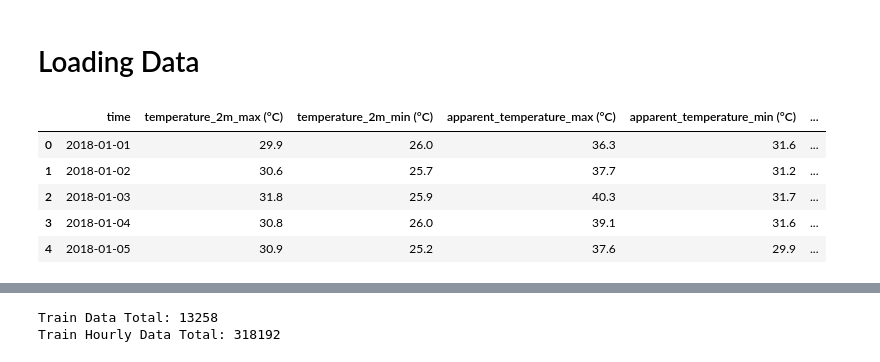
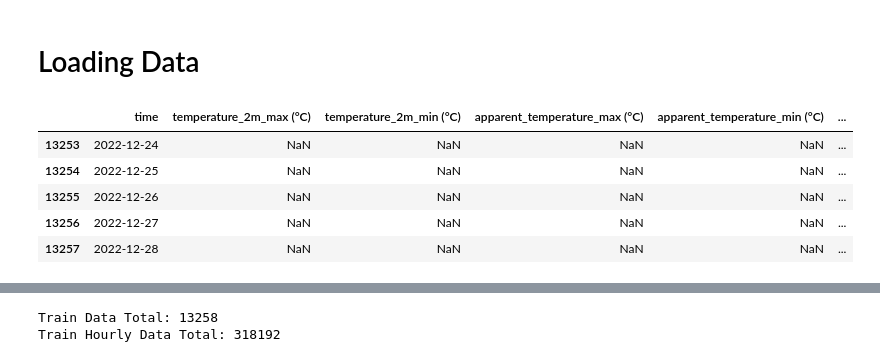
Before and after one commit to FelixFern/Arkavidia-2023-ODE, a Jupyter notebook: Arkavidia.ipynb, the cells around one changed output, grey strips where cells are left out. Saved outputs shown, nothing was run; the diff lists cells and outputs as text; code cells hidden in the pictures.

```diff
--- a/Arkavidia.ipynb
+++ b/Arkavidia.ipynb
@@ -14,11 +15,11 @@ train_h_data = pd.read_csv('train_hourly.csv')
 test_data = pd.read_csv('test.csv')
 test_h_data = pd.read_csv('test_hourly.csv')
 # %%
-train_data.head()
+train_data.tail()
 # %% [output]
 |  | time | temperature_2m_max (°C) | temperature_2m_min (°C) | apparent_temperature_max (°C) | apparent_temperature_min (°C) | ... |
-| 0 | 2018-01-01 | 29.9 | 26.0 | 36.3 | 31.6 | ... |
-| 1 | 2018-01-02 | 30.6 | 25.7 | 37.7 | 31.2 | ... |
-| 2 | 2018-01-03 | 31.8 | 25.9 | 40.3 | 31.7 | ... |
-| 3 | 2018-01-04 | 30.8 | 26.0 | 39.1 | 31.6 | ... |
-| 4 | 2018-01-05 | 30.9 | 25.2 | 37.6 | 29.9 | ... |
+| 13253 | 2022-12-24 | NaN | NaN | NaN | NaN | ... |
+| 13254 | 2022-12-25 | NaN | NaN | NaN | NaN | ... |
+| 13255 | 2022-12-26 | NaN | NaN | NaN | NaN | ... |
+| 13256 | 2022-12-27 | NaN | NaN | NaN | NaN | ... |
+| 13257 | 2022-12-28 | NaN | NaN | NaN | NaN | ... |
```
Also changed, not shown: parts of 15 cells of this notebook.
